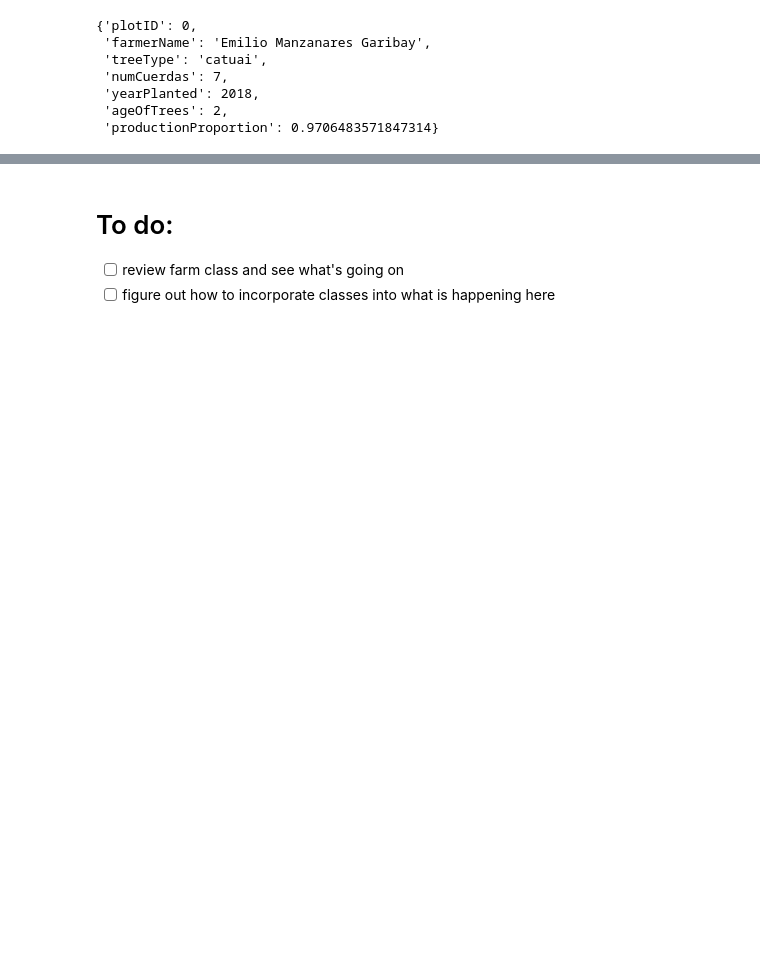
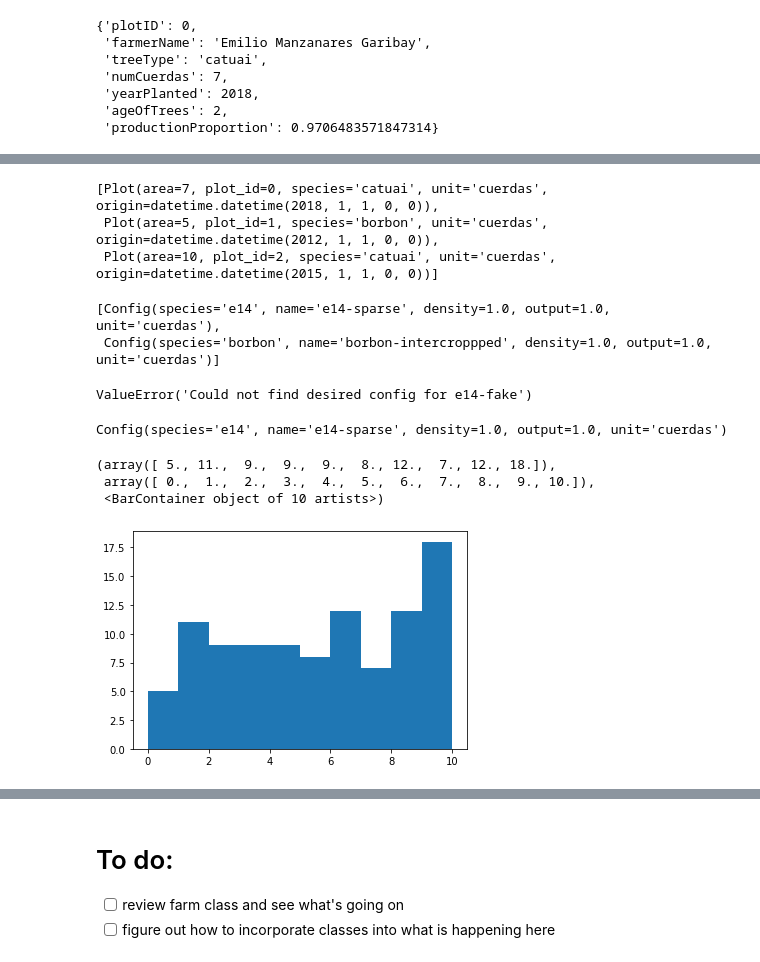
Before and after one commit to mindthegrow/cafelytics, a Jupyter notebook: reWrite.ipynb, the cells around one changed output, grey strips where cells are left out. Cells and saved outputs as stored; diff of their text form; code cells hidden in the pictures; blank space fills up the shorter version.

```diff
--- a/reWrite.ipynb
+++ b/reWrite.ipynb
@@ -429,3 +560,54 @@ farm = Farm.from_csv('data/fakeData.csv')
+# %%
+configs = [Config('e14', 'e14-sparse'), Config('borbon', 'borbon-intercroppped'), Config('catuai', 'catuai'), Config('catura', 'catura')]
+# %%
+def find_config(name: str, configs: List[Config]) -> Config:
+    # first check for name (to look for strategy)
+    for c in configs:
+        if c.name == name:
+            return c
+    # if none found, seek species default
+    # TODO print warning about this behavior
+    for c in configs:
+        if c.species == name:
+            return c
+    raise ValueError(f"Could not find desired config for {name}")
+# %%
+def predict_yield_for_farm(farm: Farm, configs: List[Config]) -> List[float]:
+    harvests = []
+    for p in farm.plots:
+        name = p.species  # TODO: eventually merge this with strategy somehow
+        c = find_config(name, configs)
+        harvests.append(predict_yield_for_plot(p, c))
+    return harvests
+# %%
+farm.plots[:3]
+# %% [output]
+[Plot(area=7, plot_id=0, species='catuai', unit='cuerdas', origin=datetime.datetime(2018, 1, 1, 0, 0)),
+ Plot(area=5, plot_id=1, species='borbon', unit='cuerdas', origin=datetime.datetime(2012, 1, 1, 0, 0)),
+ Plot(area=10, plot_id=2, species='catuai', unit='cuerdas', origin=datetime.datetime(2015, 1, 1, 0, 0))]
+# %%
+configs
+# %% [output]
+[Config(species='e14', name='e14-sparse', density=1.0, output=1.0, unit='cuerdas'),
+ Config(species='borbon', name='borbon-intercroppped', density=1.0, output=1.0, unit='cuerdas')]
+# %%
+# test for bad key
+find_config('e14-fake', configs)
+# %% [output]
+ValueError('Could not find desired config for e14-fake')
+# %%
+find_config('e14', configs)
+# %% [output]
+Config(species='e14', name='e14-sparse', density=1.0, output=1.0, unit='cuerdas')
+# %%
+harvest = predict_yield_for_farm(farm, configs)
+# %%
+plt.hist(harvest)
+# %% [output]
+(array([ 5., 11.,  9.,  9.,  9.,  8., 12.,  7., 12., 18.]),
+ array([ 0.,  1.,  2.,  3.,  4.,  5.,  6.,  7.,  8.,  9., 10.]),
+ <BarContainer object of 10 artists>)
+[figure, added]
 # %%
 class Plot:
 
```
Also changed, not shown: parts of 36 cells of this notebook.
